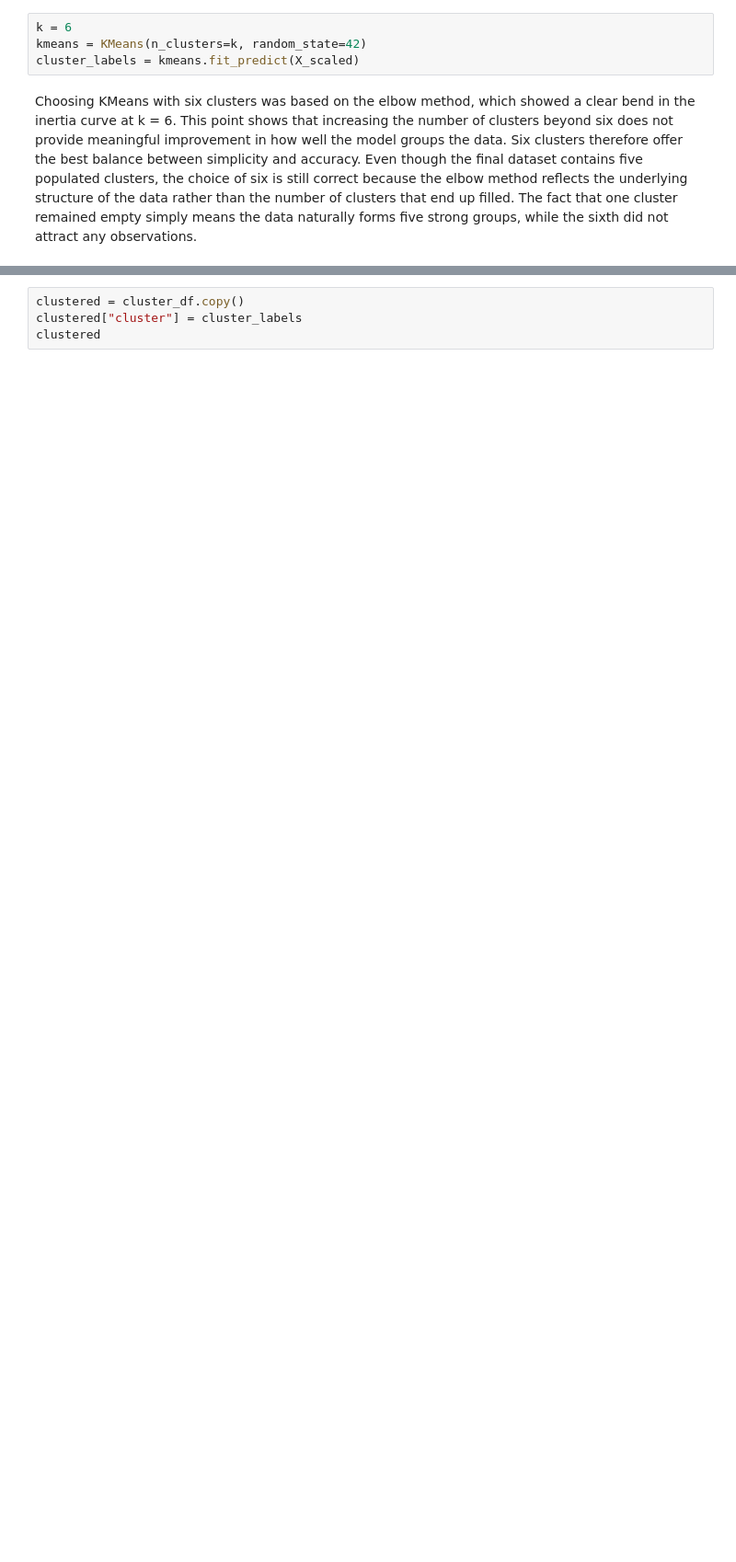
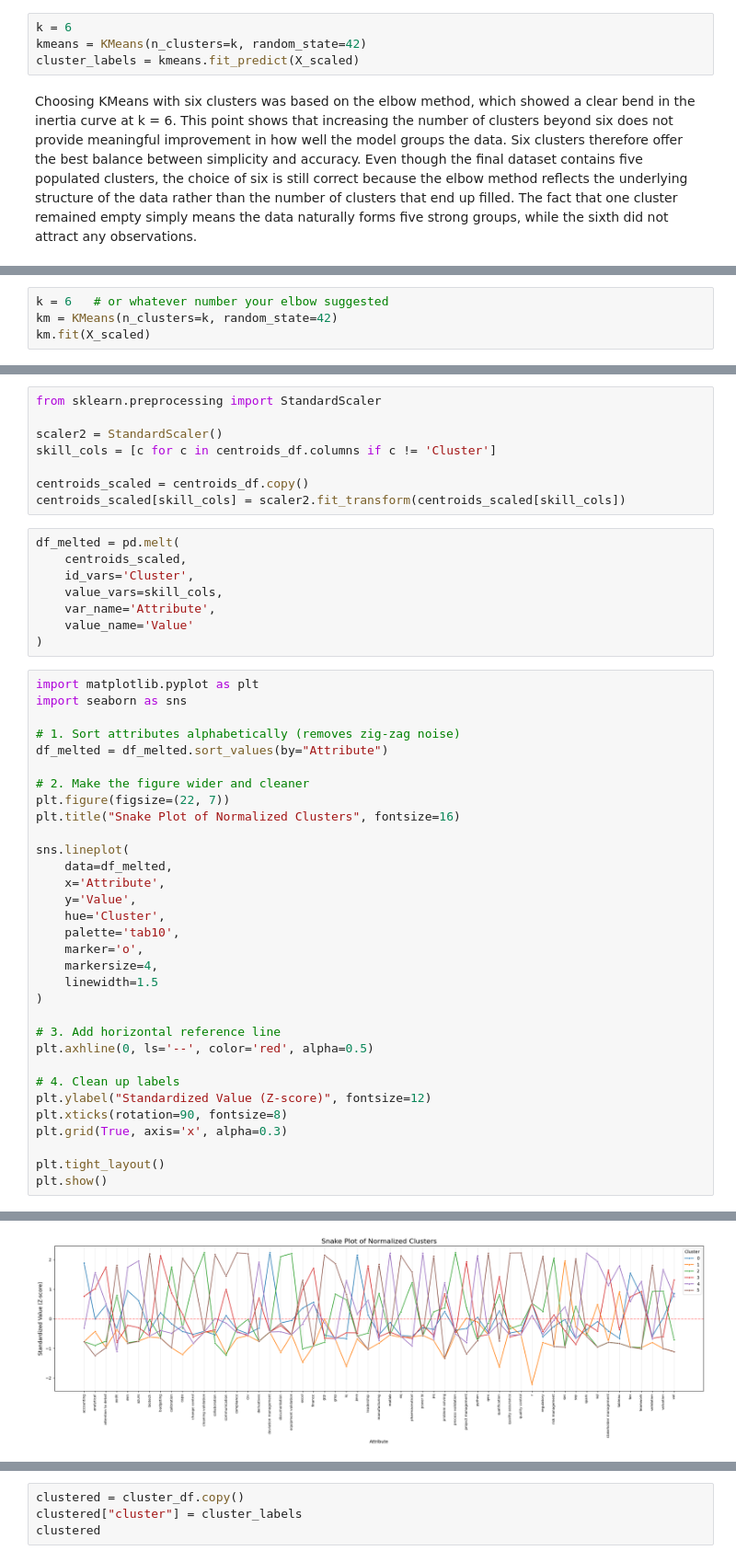
Before and after one commit to crystalclcm/Dissertation-Crystal-Matticks, a Jupyter notebook: 02_job_ads_cleaning.ipynb, the cells around one changed output, grey strips where cells are left out. Shown at 92% size. Saved outputs shown, nothing was run; the diff lists cells and outputs as text; blank space fills up the shorter version.

```diff
--- a/02_job_ads_cleaning.ipynb
+++ b/02_job_ads_cleaning.ipynb
@@ -1462,0 +1467,4 @@ Choosing KMeans with six clusters was based on the elbow method, which showed a
+# %%
+k = 6   # or whatever number your elbow suggested
+km = KMeans(n_clusters=k, random_state=42)
+km.fit(X_scaled)
@@ -1462,0 +1479,49 @@ Choosing KMeans with six clusters was based on the elbow method, which showed a
+# %%
+from sklearn.preprocessing import StandardScaler
+
+scaler2 = StandardScaler()
+skill_cols = [c for c in centroids_df.columns if c != 'Cluster']
+
+centroids_scaled = centroids_df.copy()
+centroids_scaled[skill_cols] = scaler2.fit_transform(centroids_scaled[skill_cols])
+# %%
+df_melted = pd.melt(
+    centroids_scaled,
+    id_vars='Cluster',
+    value_vars=skill_cols,
+    var_name='Attribute',
+    value_name='Value'
+)
+# %%
+import matplotlib.pyplot as plt
+import seaborn as sns
+
+# 1. Sort attributes alphabetically (removes zig-zag noise)
+df_melted = df_melted.sort_values(by="Attribute")
+
+# 2. Make the figure wider and cleaner
+plt.figure(figsize=(22, 7))
+plt.title("Snake Plot of Normalized Clusters", fontsize=16)
+
+sns.lineplot(
+    data=df_melted,
+    x='Attribute',
+    y='Value',
+    hue='Cluster',
+    palette='tab10',
+    marker='o',
+    markersize=4,
+    linewidth=1.5
+)
+
+# 3. Add horizontal reference line
+plt.axhline(0, ls='--', color='red', alpha=0.5)
+
+# 4. Clean up labels
+plt.ylabel("Standardized Value (Z-score)", fontsize=12)
+plt.xticks(rotation=90, fontsize=8)
+plt.grid(True, axis='x', alpha=0.3)
+
+plt.tight_layout()
+plt.show()
+# %% [output]
@@ -1462,0 +1529 @@ Choosing KMeans with six clusters was based on the elbow method, which showed a
+[figure, added]
```
Also changed, not shown: parts of 14 cells of this notebook.
